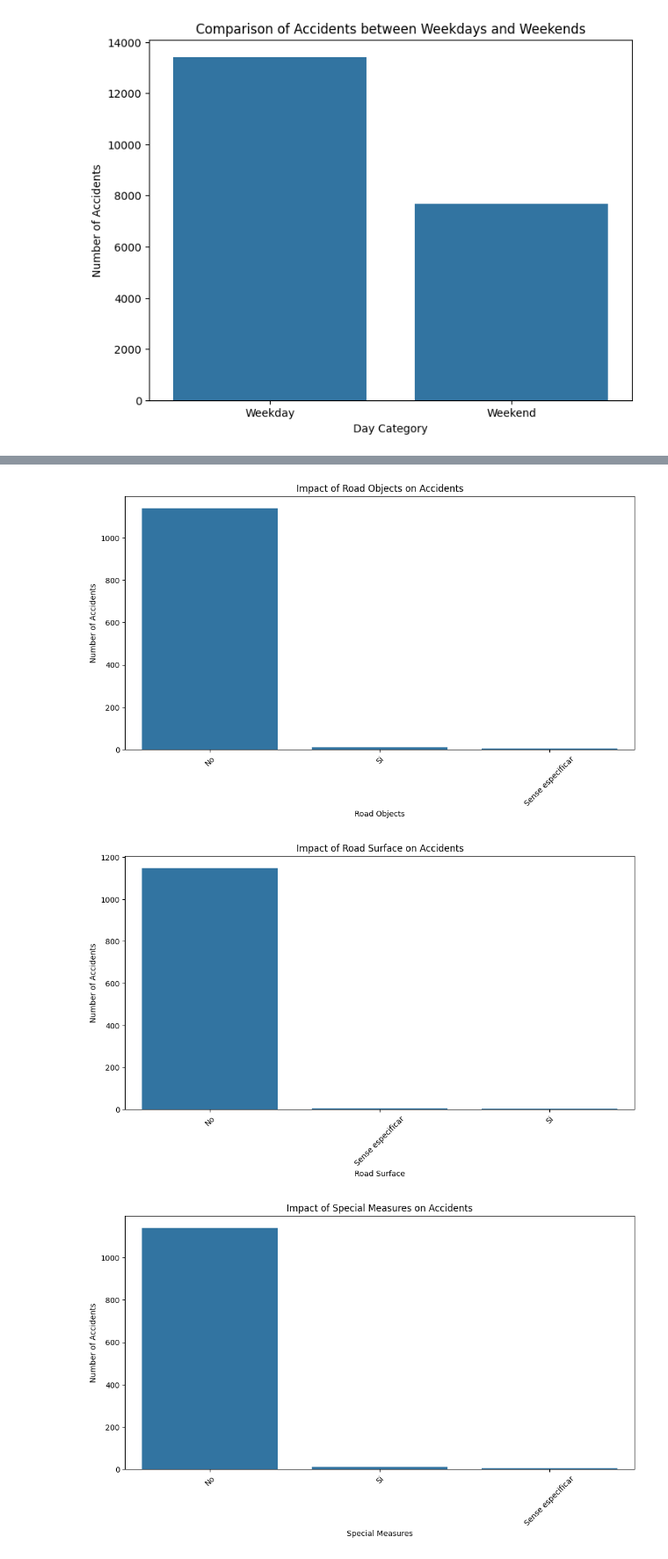
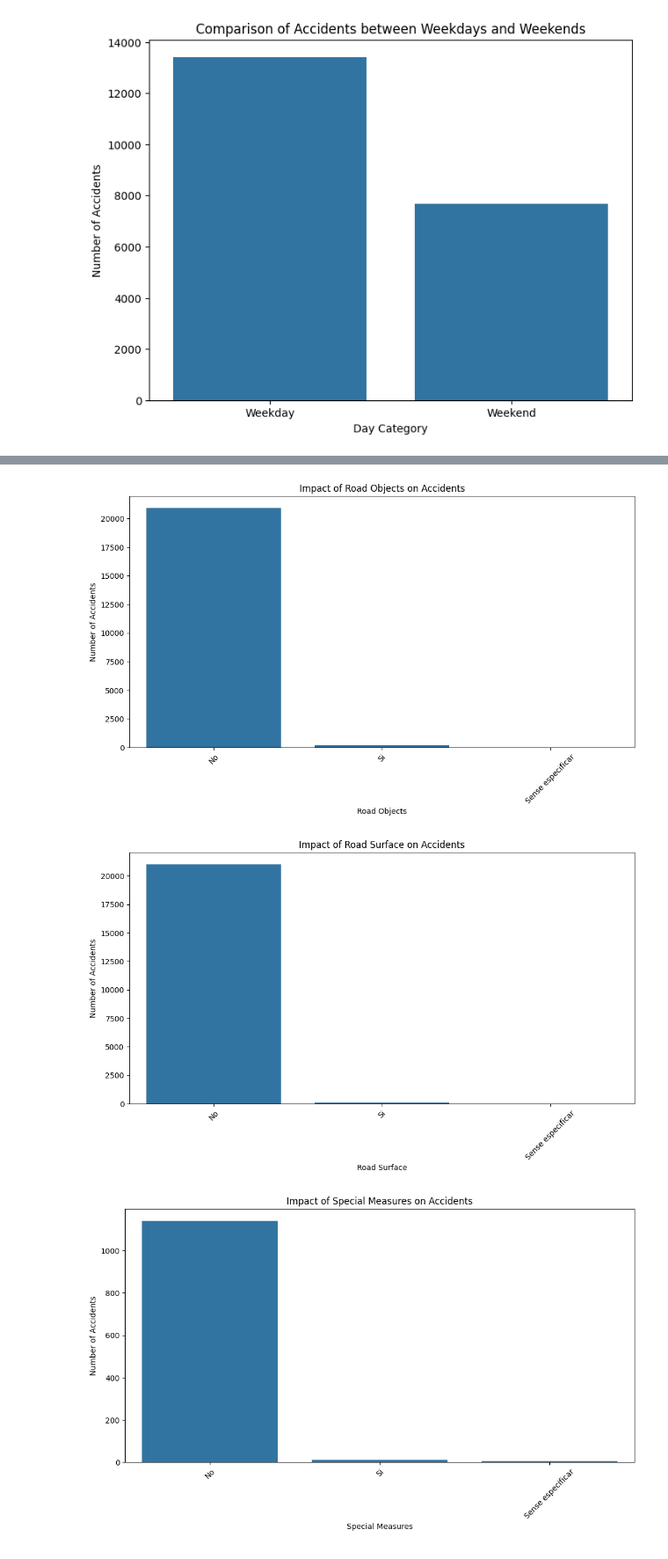
Before and after one commit to Hugo-SEQUIER/ocean-protocol, a Jupyter notebook: Traffic Accidents Cataluña/data-viz.ipynb, the cells around one changed output, grey strips where cells are left out. Shown at 88% size. Saved outputs shown, nothing was run; the diff lists cells and outputs as text; code cells hidden in the pictures.

Commit message:
Data viz finit

```diff
--- a/Traffic Accidents Cataluña/data-viz.ipynb
+++ b/Traffic Accidents Cataluña/data-viz.ipynb
@@ -389,7 +389,7 @@ plt.ylabel('Number of Accidents')
 plt.show()
 
 plt.figure(figsize=(12, 6))
-sns.countplot(data=df_weather_conditions, x='Influence of Road Objects')
+sns.countplot(data=df, x='Influence of Road Objects')
 plt.title('Impact of Road Objects on Accidents')
 plt.xticks(rotation=45)
 plt.xlabel('Road Objects')
@@ -397,7 +397,7 @@ plt.ylabel('Number of Accidents')
 plt.show()
 
 plt.figure(figsize=(12, 6))
-sns.countplot(data=df_weather_conditions, x='Influence of Road Surface')
+sns.countplot(data=df, x='Influence of Road Surface')
 plt.title('Impact of Road Surface on Accidents')
 plt.xticks(rotation=45)
 plt.xlabel('Road Surface')
@@ -414,35 +414,35 @@ plt.show()
 
 plt.figure(figsize=(12, 6))
 sns.countplot(data=df_weather_conditions, x='Influence of Traffic')
 plt.title('Impact of Traffic on Accidents')
 plt.xticks(rotation=45)
 plt.xlabel('Traffic')
 plt.ylabel('Number of Accidents')
 plt.show()
 
 plt.figure(figsize=(12, 6))
 sns.countplot(data=df_weather_conditions, x='Influence of Weather')
 plt.title('Impact of Weather Accidents')
 plt.xticks(rotation=45)
 plt.xlabel('Weather')
 plt.ylabel('Number of Accidents')
 plt.show()
 
 plt.figure(figsize=(12, 6))
 sns.countplot(data=df_weather_conditions, x='Influence of Wind Intensity')
 plt.title('Impact of Wind IntensityAccidents')
 plt.xticks(rotation=45)
 plt.xlabel('Wind Intensity')
 plt.ylabel('Number of Accidents')
 plt.show()
 # %% [output]
 [figure]
 [figure]
 [figure]
 [figure]
 [figure]
-[figure, old version]
+[figure, new version]
-[figure, old version]
+[figure, new version]
 [figure]
 [figure]
 [figure]
```
Also changed, not shown: parts of 4 cells of this notebook.
